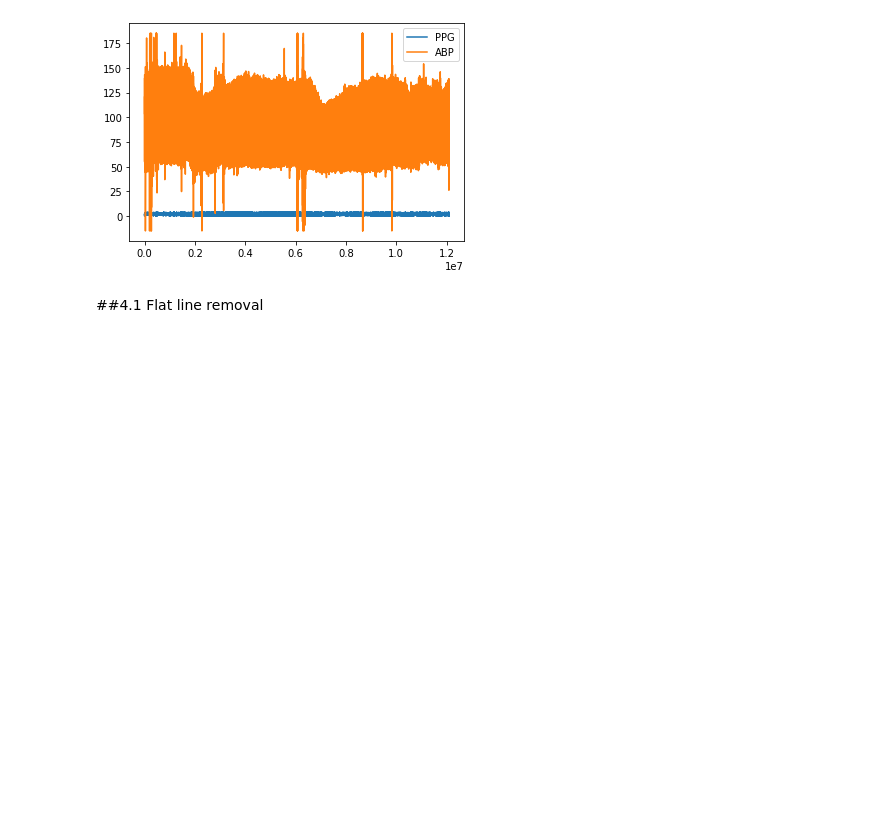
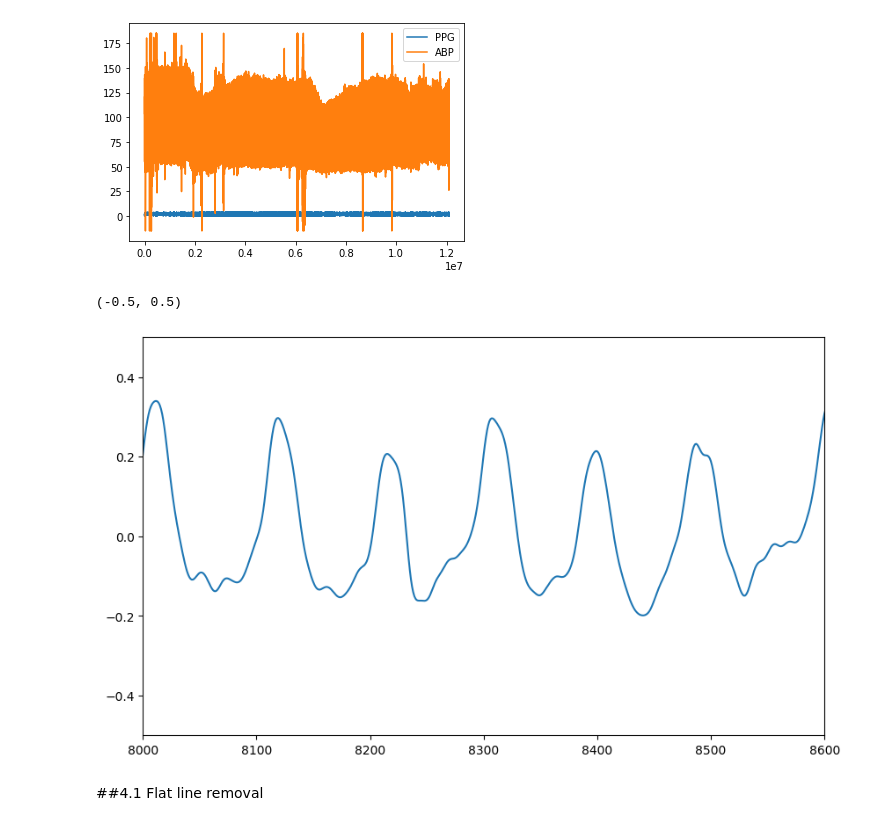
Before and after one commit to supertime1/BP_PPG, a Jupyter notebook: Data Processing/BP_Data_Clean.ipynb, the cells around one changed output. Drawn from its saved outputs; the diff is of its cells as text; code cells hidden in the pictures; blank space fills up the shorter version.

```diff
--- a/Data Processing/BP_Data_Clean.ipynb
+++ b/Data Processing/BP_Data_Clean.ipynb
@@ -198,6 +198,17 @@ plt.legend()
 # %% [output]
 <matplotlib.legend.Legend at 0x...>
 [figure]
+# %%
+ppg_raw = butter_bandpass_filter(PPG_raw_signals[0:10000],0.5,8,125,order=4)
+# %%
+from matplotlib.pyplot import figure
+figure(num=None, figsize=(10, 6), dpi=100, facecolor='w', edgecolor='k')
+plt.plot(ppg_raw)
+plt.xlim(8000,8600)
+plt.ylim(-0.5,0.5)
+# %% [output]
+(-0.5, 0.5)
+[figure, added]
 # %% [markdown]
 ##4.1 Flat line removal
 # %% [markdown]
```
